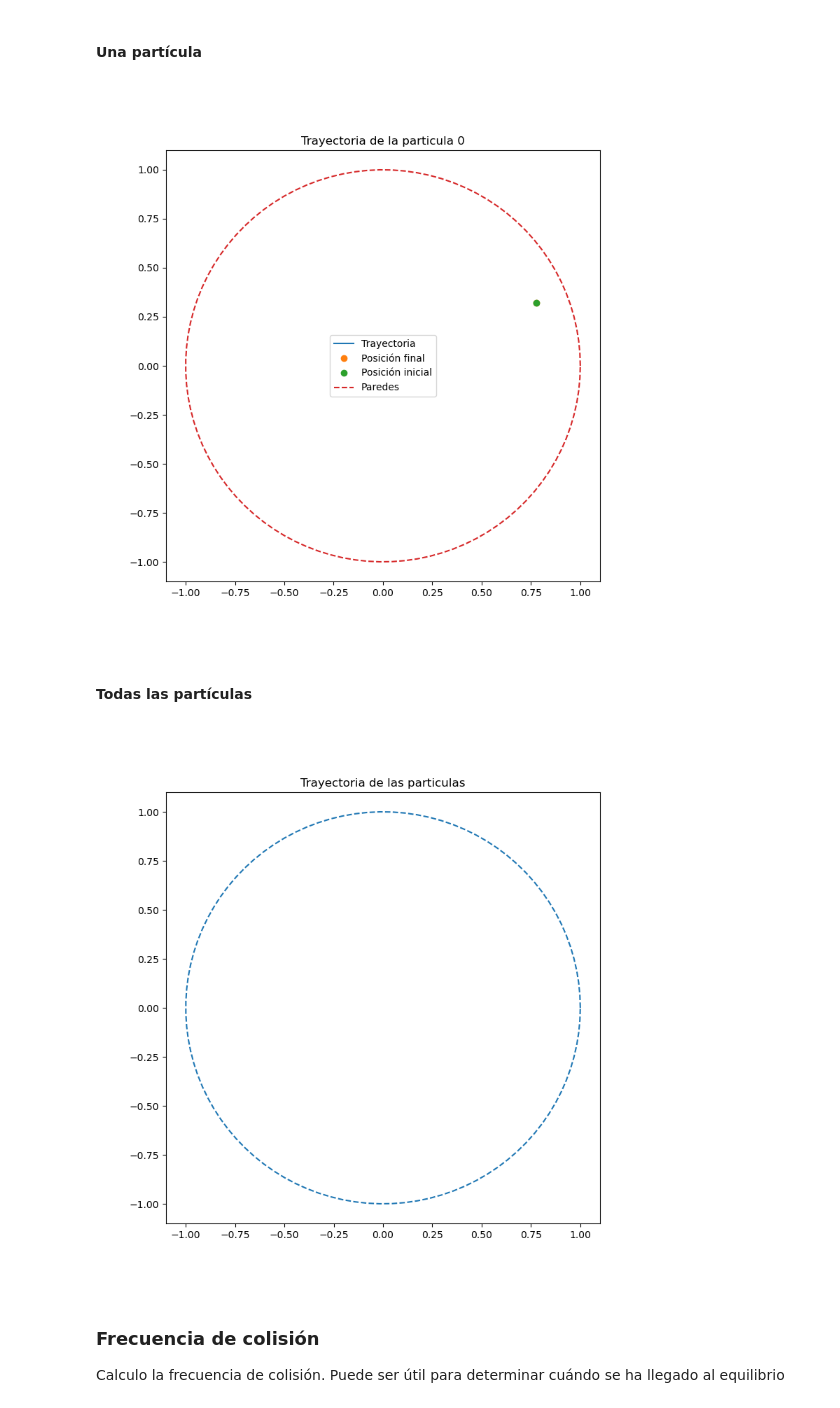
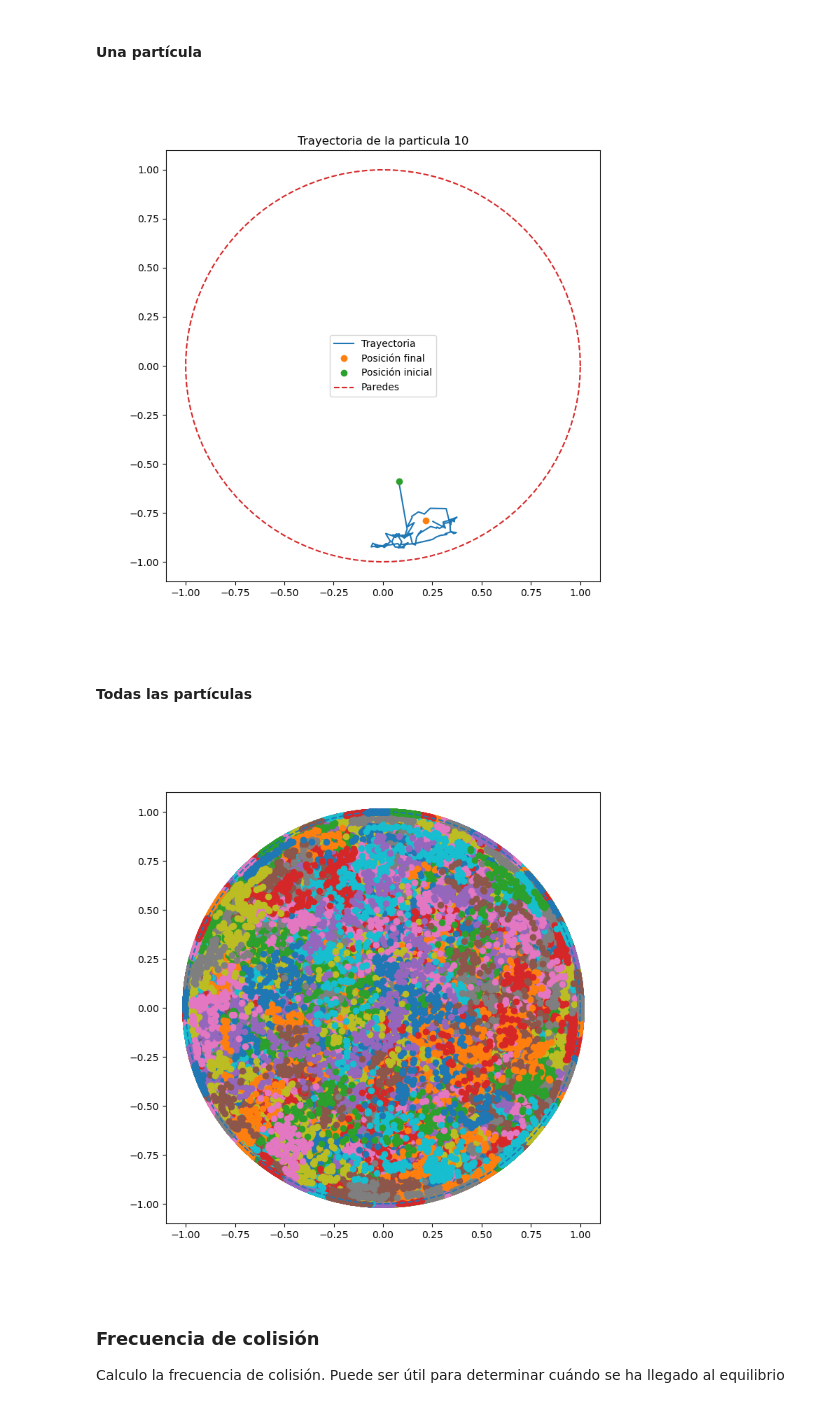
Before and after one commit to Lupama2/Maestria-Bunkin-equlibrio-en-avalancha, a Jupyter notebook: graficos_evolucion.ipynb, the cells around one changed output. Cells and saved outputs as stored; diff of their text form; code cells hidden in the pictures.

```diff
--- a/graficos_evolucion.ipynb
+++ b/graficos_evolucion.ipynb
@@ -57,7 +57,7 @@ dt = 0.001
 # %% [markdown]
 #### Una partícula
 # %%
-particula = 0
+particula = 10
 
 #Grafico
 fig, ax = plt.subplots(figsize=(8,8))
@@ -75,21 +75,28 @@ ax.set_title(f"Trayectoria de la particula {particula}")
 # ax.set_ylim([-R0*1.1, R0*1.1])
 plt.show()
 # %% [output]
-[figure, old version]
+[figure, new version]
 # %% [markdown]
 #### Todas las partículas
 # %%
 fig, ax = plt.subplots(figsize=(8,8))
 for i in range(N):
-    ax.plot(rx_vec[:,i],ry_vec[:,i],"-")
+    ax.plot(rx_vec[:,i],ry_vec[:,i],"o")
 
 ax.plot(R0*np.cos(np.linspace(0,2*pi,100)),R0*np.sin(np.linspace(0,2*pi,100)),"--",label="Paredes")
-ax.set_title(f"Trayectoria de las particulas")
+# ax.set_title(f"Trayectoria de las particulas")
 ax.set_xlim([-R0*1.1,R0*1.1])
 ax.set_ylim([-R0*1.1, R0*1.1])
 plt.show()
+
+
+#Elimino label ticks
+ax.set_xticklabels([])
+ax.set_yticklabels([])
+#Guardo la figura
+fig.savefig("graficos/electrones_en_caja.png", dpi=300)
 # %% [output]
-[figure, old version]
+[figure, new version]
 # %%
 # En caso de que alguna partícula diverja, la busco
 # for i in range(len(rx_vec[0,:])):
```
Also changed, not shown: parts of 7 cells of this notebook, 24 other files.
